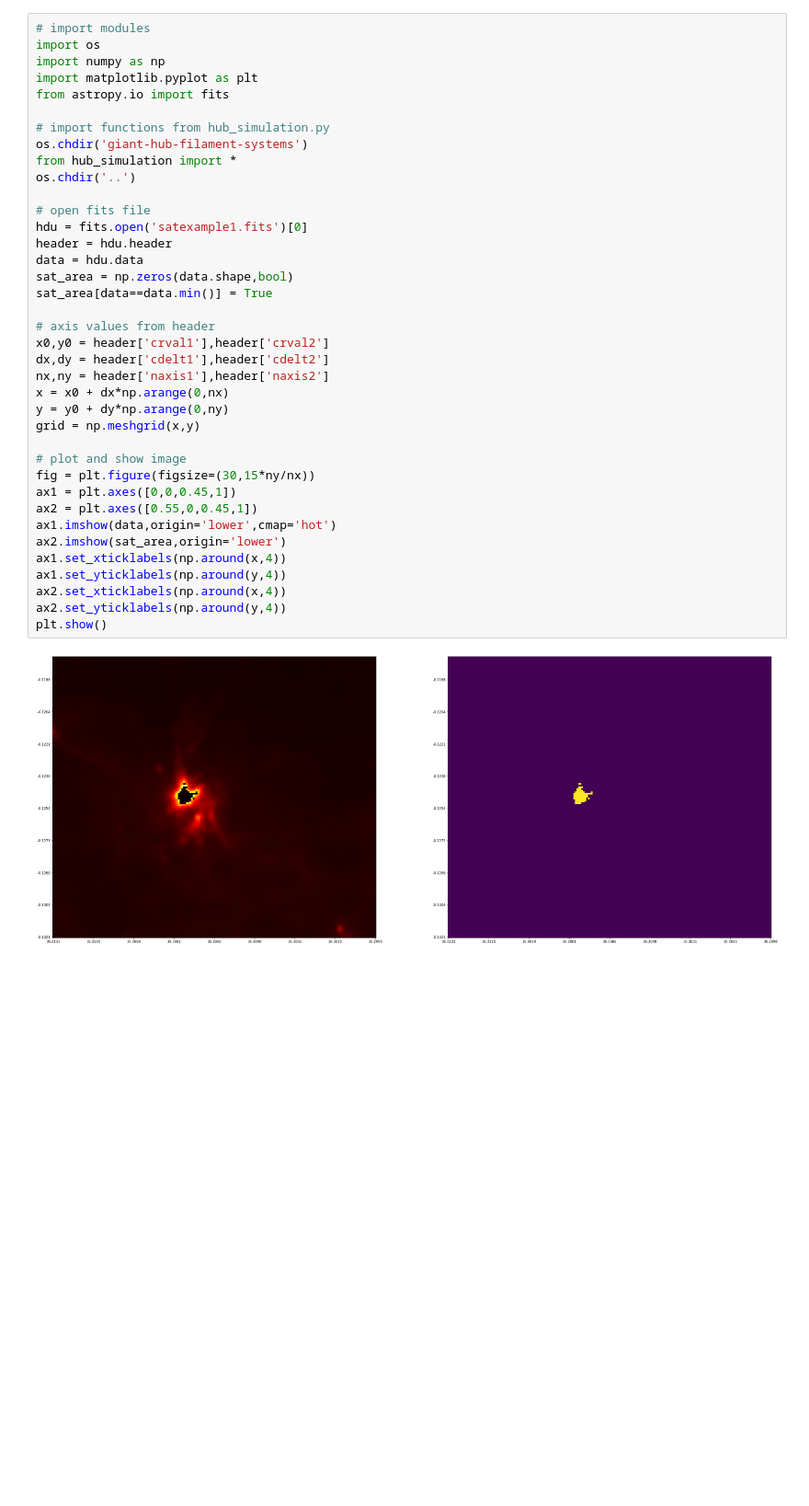
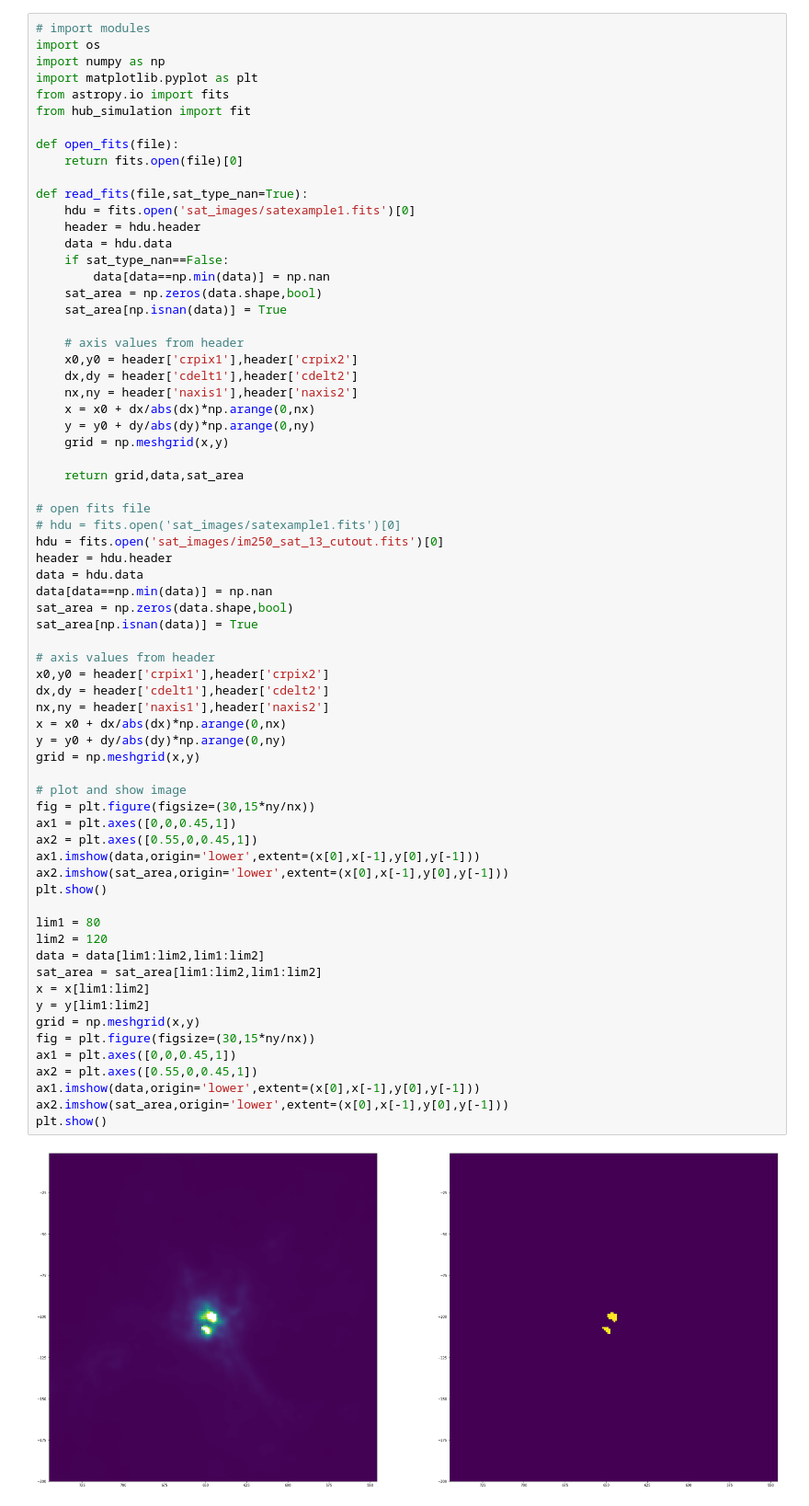
Before and after one commit to martimmcdc/2d-gaussian-fitting, a Jupyter notebook: Untitled.ipynb, the cells around one changed output. Shown at 92% size. Saved outputs shown, nothing was run; the diff lists cells and outputs as text; blank space fills up the shorter version.

```diff
--- a/Untitled.ipynb
+++ b/Untitled.ipynb
@@ -1,40 +1,70 @@
 # %%
 # import modules
 import os
 import numpy as np
 import matplotlib.pyplot as plt
 from astropy.io import fits
+from hub_simulation import fit
 
-# import functions from hub_simulation.py
-os.chdir('giant-hub-filament-systems')
-from hub_simulation import *
-os.chdir('..')
+def open_fits(file):
+    return fits.open(file)[0]
+
+def read_fits(file,sat_type_nan=True):
+    hdu = fits.open('sat_images/satexample1.fits')[0]
+    header = hdu.header
+    data = hdu.data
+    if sat_type_nan==False:
+        data[data==np.min(data)] = np.nan
+    sat_area = np.zeros(data.shape,bool)
+    sat_area[np.isnan(data)] = True
+
+    # axis values from header
+    x0,y0 = header['crpix1'],header['crpix2']
+    dx,dy = header['cdelt1'],header['cdelt2']
+    nx,ny = header['naxis1'],header['naxis2']
+    x = x0 + dx/abs(dx)*np.arange(0,nx)
+    y = y0 + dy/abs(dy)*np.arange(0,ny)
+    grid = np.meshgrid(x,y)
+
+    return grid,data,sat_area
 
 # open fits file
-hdu = fits.open('satexample1.fits')[0]
+# hdu = fits.open('sat_images/satexample1.fits')[0]
+hdu = fits.open('sat_images/im250_sat_13_cutout.fits')[0]
 header = hdu.header
 data = hdu.data
+data[data==np.min(data)] = np.nan
 sat_area = np.zeros(data.shape,bool)
-sat_area[data==data.min()] = True
+sat_area[np.isnan(data)] = True
 
 # axis values from header
-x0,y0 = header['crval1'],header['crval2']
+x0,y0 = header['crpix1'],header['crpix2']
 dx,dy = header['cdelt1'],header['cdelt2']
 nx,ny = header['naxis1'],header['naxis2']
-x = x0 + dx*np.arange(0,nx)
-y = y0 + dy*np.arange(0,ny)
+x = x0 + dx/abs(dx)*np.arange(0,nx)
+y = y0 + dy/abs(dy)*np.arange(0,ny)
 grid = np.meshgrid(x,y)
 
 # plot and show image
 fig = plt.figure(figsize=(30,15*ny/nx))
 ax1 = plt.axes([0,0,0.45,1])
 ax2 = plt.axes([0.55,0,0.45,1])
-ax1.imshow(data,origin='lower',cmap='hot')
-ax2.imshow(sat_area,origin='lower')
-ax1.set_xticklabels(np.around(x,4))
-ax1.set_yticklabels(np.around(y,4))
-ax2.set_xticklabels(np.around(x,4))
-ax2.set_yticklabels(np.around(y,4))
+ax1.imshow(data,origin='lower',extent=(x[0],x[-1],y[0],y[-1]))
+ax2.imshow(sat_area,origin='lower',extent=(x[0],x[-1],y[0],y[-1]))
 plt.show()
+
+lim1 = 80
+lim2 = 120
+data = data[lim1:lim2,lim1:lim2]
+sat_area = sat_area[lim1:lim2,lim1:lim2]
+x = x[lim1:lim2]
+y = y[lim1:lim2]
+grid = np.meshgrid(x,y)
+fig = plt.figure(figsize=(30,15*ny/nx))
+ax1 = plt.axes([0,0,0.45,1])
+ax2 = plt.axes([0.55,0,0.45,1])
+ax1.imshow(data,origin='lower',extent=(x[0],x[-1],y[0],y[-1]))
+ax2.imshow(sat_area,origin='lower',extent=(x[0],x[-1],y[0],y[-1]))
+plt.show()
 # %% [output]
-[figure, old version]
+[figure, new version]
```
Also changed, not shown: parts of 6 cells of this notebook, 8 other files.
